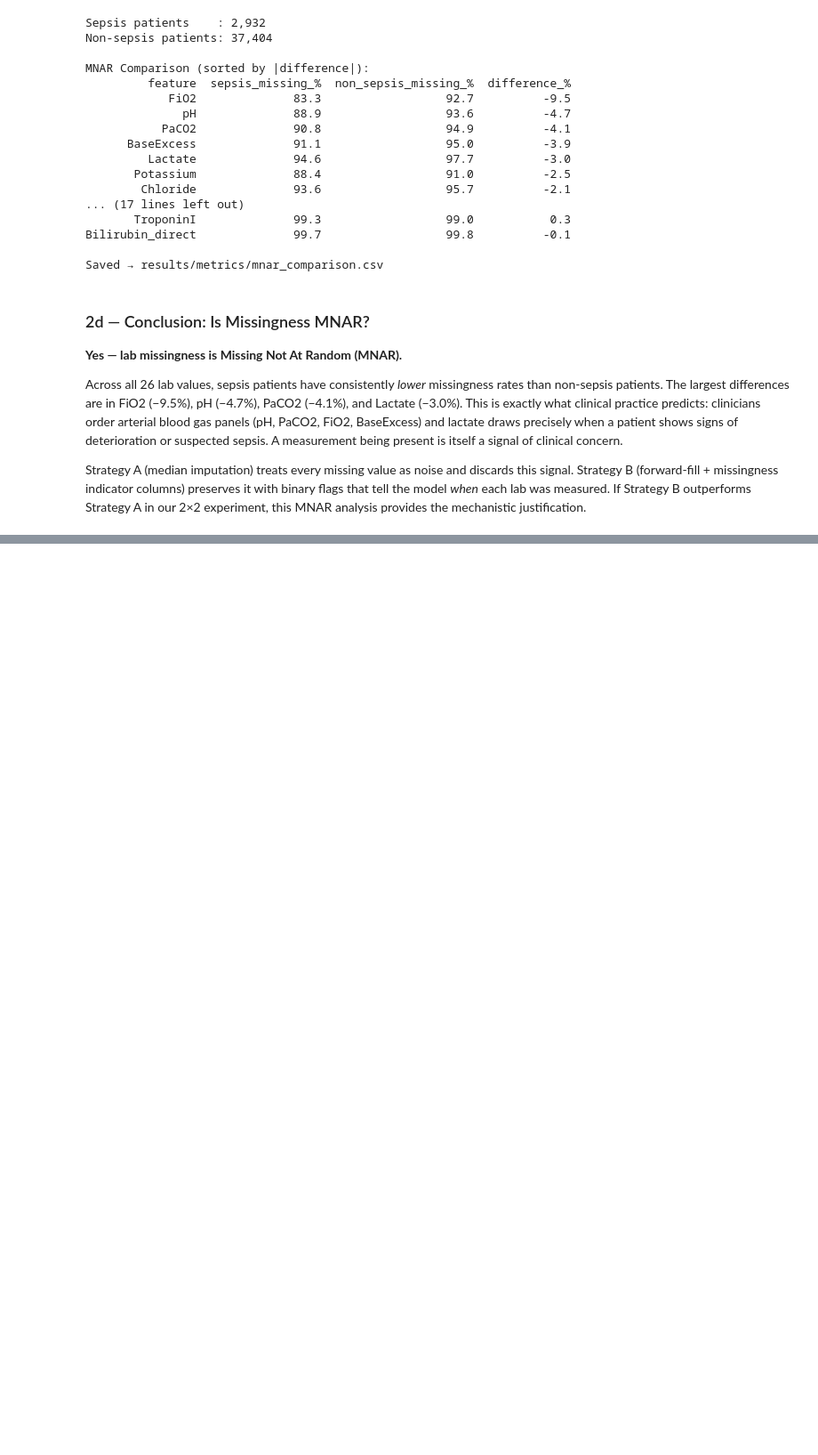
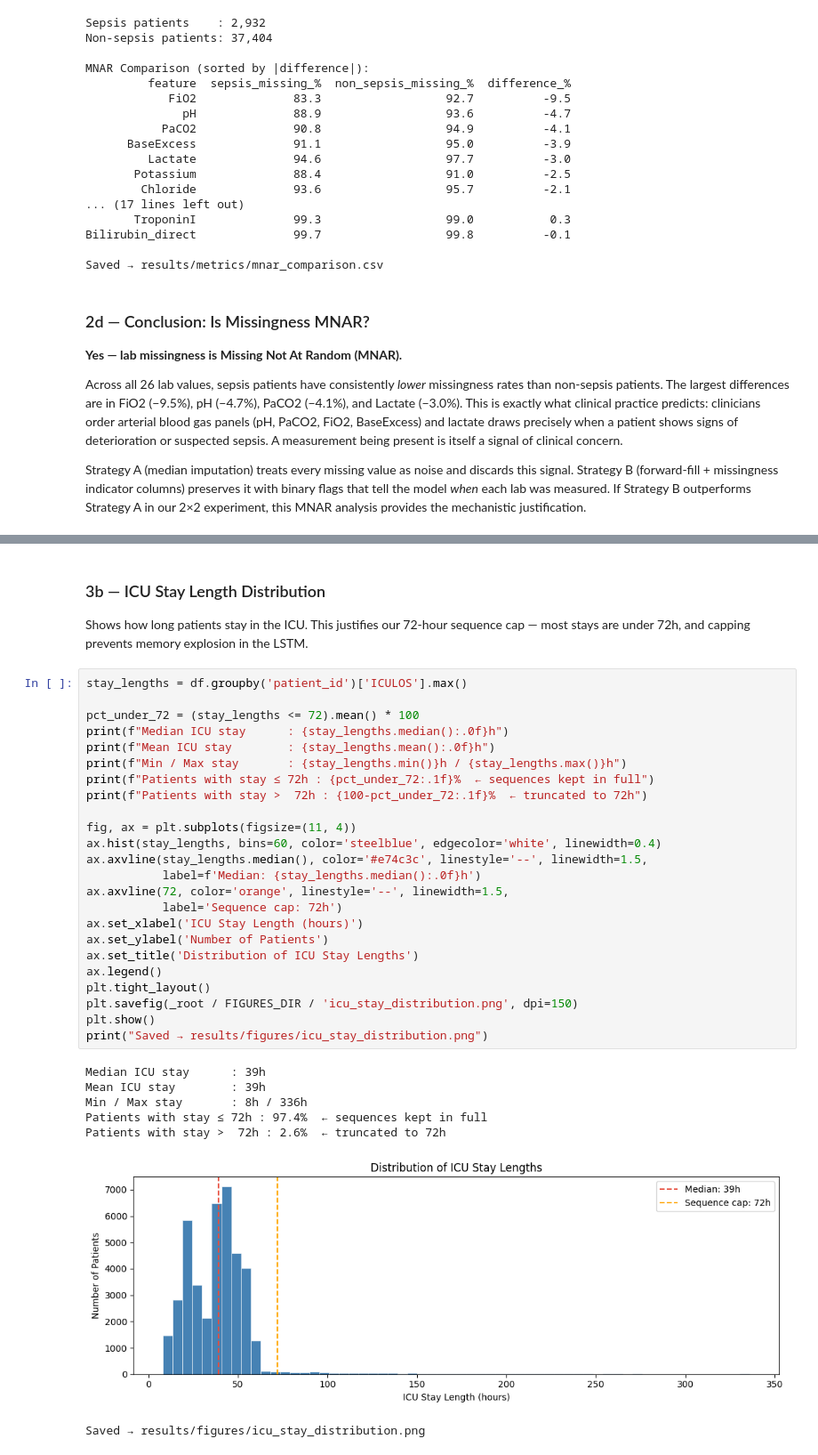
Before and after one commit to GeorgeDavidson2/Sepsis_ML_Prediction, a Jupyter notebook: notebooks/00_EDA.ipynb, the cells around one changed output, grey strips where cells are left out. Shown at 89% size. Saved outputs shown, nothing was run; the diff lists cells and outputs as text; blank space fills up the shorter version.

```diff
--- a/notebooks/00_EDA.ipynb
+++ b/notebooks/00_EDA.ipynb
@@ -225,0 +264,36 @@ Strategy A (median imputation) treats every missing value as noise and discards
+# %% [markdown]
+### 3b — ICU Stay Length Distribution
+
+Shows how long patients stay in the ICU. This justifies our 72-hour sequence cap — most stays are under 72h, and capping prevents memory explosion in the LSTM.
+# %%
+stay_lengths = df.groupby('patient_id')['ICULOS'].max()
+
+pct_under_72 = (stay_lengths <= 72).mean() * 100
+print(f"Median ICU stay      : {stay_lengths.median():.0f}h")
+print(f"Mean ICU stay        : {stay_lengths.mean():.0f}h")
+print(f"Min / Max stay       : {stay_lengths.min()}h / {stay_lengths.max()}h")
+print(f"Patients with stay ≤ 72h : {pct_under_72:.1f}%  ← sequences kept in full")
+print(f"Patients with stay >  72h : {100-pct_under_72:.1f}%  ← truncated to 72h")
+
+fig, ax = plt.subplots(figsize=(11, 4))
+ax.hist(stay_lengths, bins=60, color='steelblue', edgecolor='white', linewidth=0.4)
+ax.axvline(stay_lengths.median(), color='#e74c3c', linestyle='--', linewidth=1.5,
+           label=f'Median: {stay_lengths.median():.0f}h')
+ax.axvline(72, color='orange', linestyle='--', linewidth=1.5,
+           label='Sequence cap: 72h')
+ax.set_xlabel('ICU Stay Length (hours)')
+ax.set_ylabel('Number of Patients')
+ax.set_title('Distribution of ICU Stay Lengths')
+ax.legend()
+plt.tight_layout()
+plt.savefig(_root / FIGURES_DIR / 'icu_stay_distribution.png', dpi=150)
+plt.show()
+print("Saved → results/figures/icu_stay_distribution.png")
+# %% [output]
+Median ICU stay      : 39h
+Mean ICU stay        : 39h
+Min / Max stay       : 8h / 336h
+Patients with stay ≤ 72h : 97.4%  ← sequences kept in full
+Patients with stay >  72h : 2.6%  ← truncated to 72h
+[figure, added]
+Saved → results/figures/icu_stay_distribution.png
```
Also changed, not shown: parts of 4 cells of this notebook, 3 other files.
